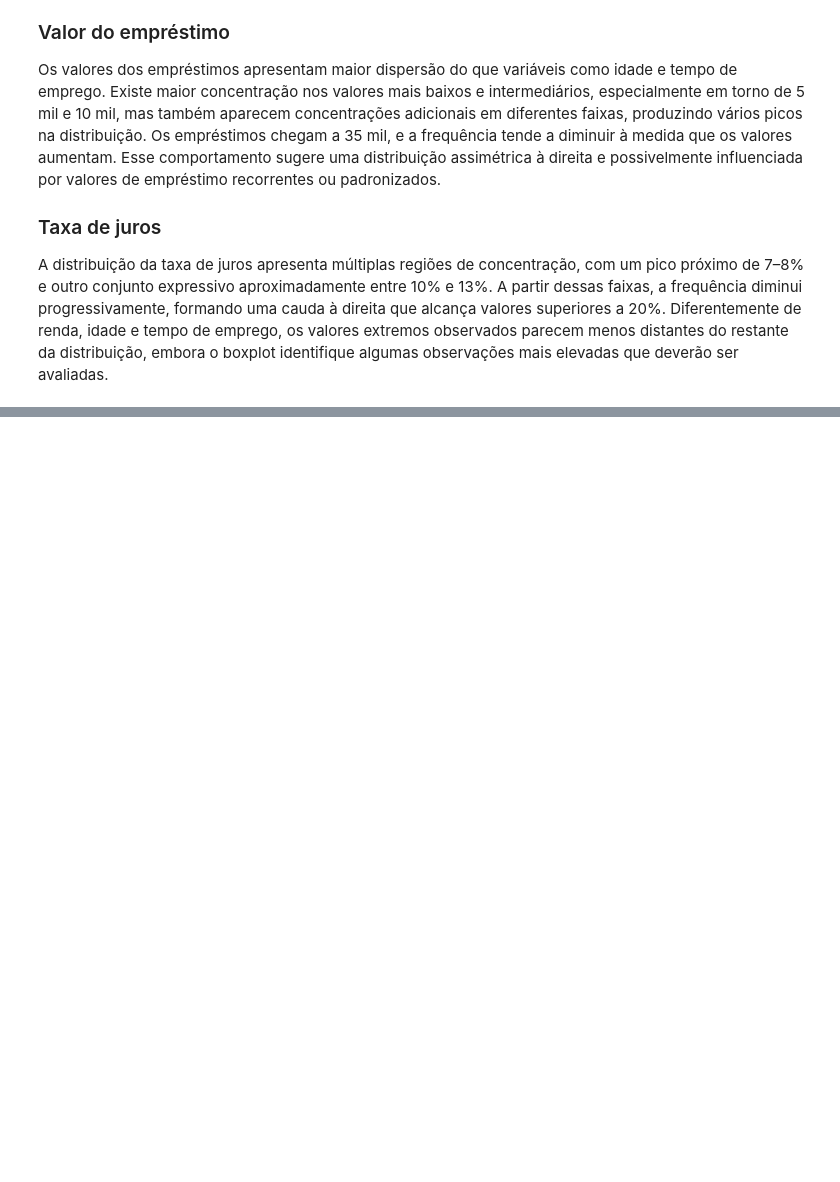
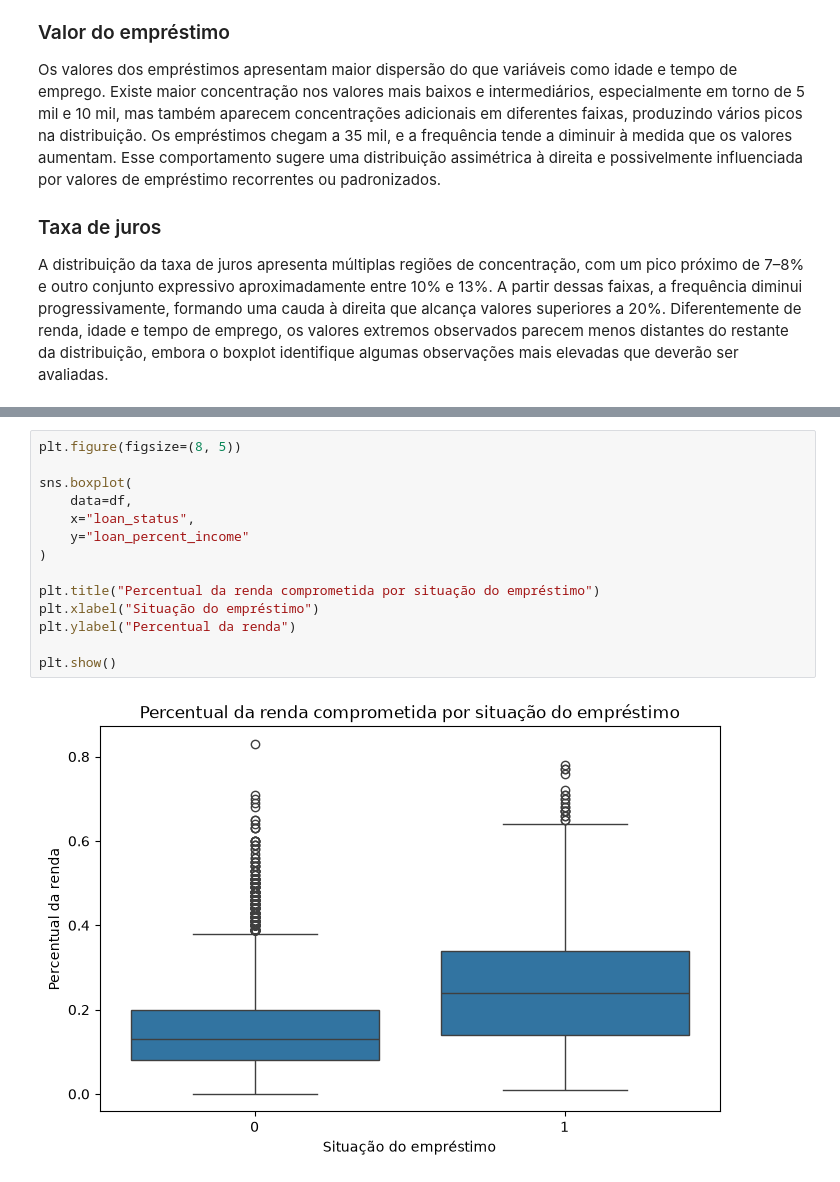
Before and after one commit to FCASSINI/Mini_projeto_avaliativo-02_SC_tech, a Jupyter notebook: notebook/01_eda_credit_risk.ipynb, the cells around one changed output, grey strips where cells are left out. Cells and saved outputs as stored; diff of their text form; blank space fills up the shorter version.

```diff
--- a/notebook/01_eda_credit_risk.ipynb
+++ b/notebook/01_eda_credit_risk.ipynb
@@ -443,0 +571,16 @@ A distribuição da taxa de juros apresenta múltiplas regiões de concentraçã
+# %%
+plt.figure(figsize=(8, 5))
+
+sns.boxplot(
+    data=df,
+    x="loan_status",
+    y="loan_percent_income"
+)
+
+plt.title("Percentual da renda comprometida por situação do empréstimo")
+plt.xlabel("Situação do empréstimo")
+plt.ylabel("Percentual da renda")
+
+plt.show()
+# %% [output]
+[figure, added]
```
Also changed, not shown: parts of 9 cells of this notebook.
